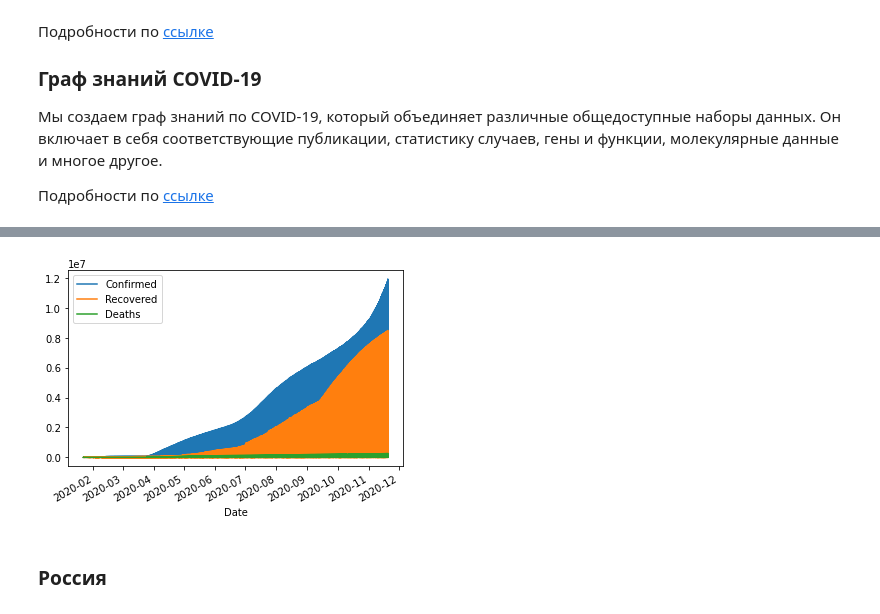
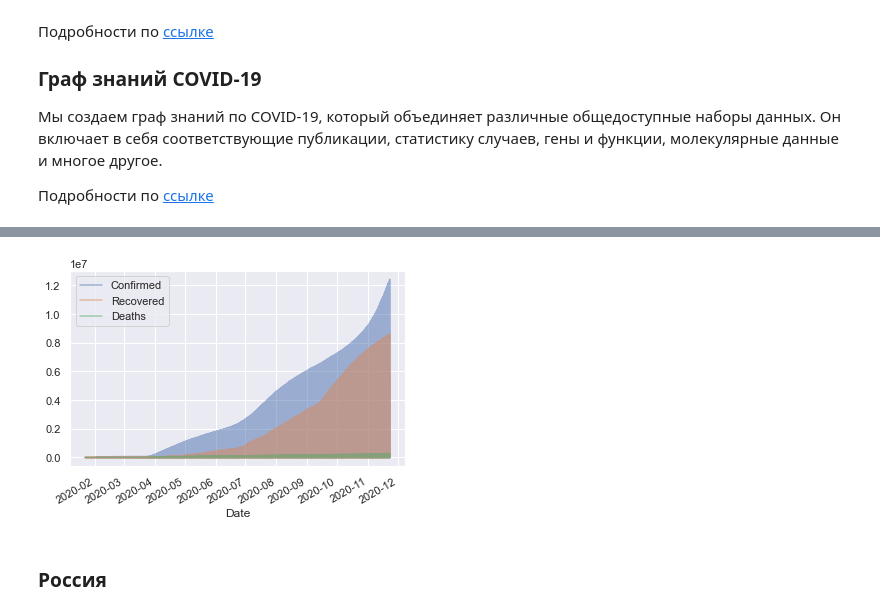
Before and after one commit to dm-fedorov/pandas_basic, a Jupyter notebook: кейсы по анализу данных/COVID-19.ipynb, the cells around one changed output, grey strips where cells are left out. Cells and saved outputs as stored; diff of their text form; code cells hidden in the pictures.

```diff
--- a/кейсы по анализу данных/COVID-19.ipynb
+++ b/кейсы по анализу данных/COVID-19.ipynb
@@ -26,6 +26,10 @@
 Мы создаем граф знаний по COVID-19, который объединяет различные общедоступные наборы данных. Он включает в себя соответствующие публикации, статистику случаев, гены и функции, молекулярные данные и многое другое.
 
 Подробности по [ссылке](https://covidgraph.org)
+# %%
+import matplotlib.pyplot as plt
+import seaborn as sns
+sns.set()
 # %%
 import pandas as pd
 
@@ -85,9 +89,9 @@ array(['Afghanistan', 'Albania', 'Algeria', 'Andorra', 'Angola',
        'Vietnam', 'West Bank and Gaza', 'Western Sahara', 'Yemen',
        'Zambia', 'Zimbabwe'], dtype=object)
 # %%
-df.plot();
+df.plot(alpha=0.5);
 # %% [output]
-[figure, old version]
+[figure, new version]
 # %% [markdown]
 ### Россия
 # %%
```
Also changed, not shown: parts of 23 cells of this notebook, 14 other files.
